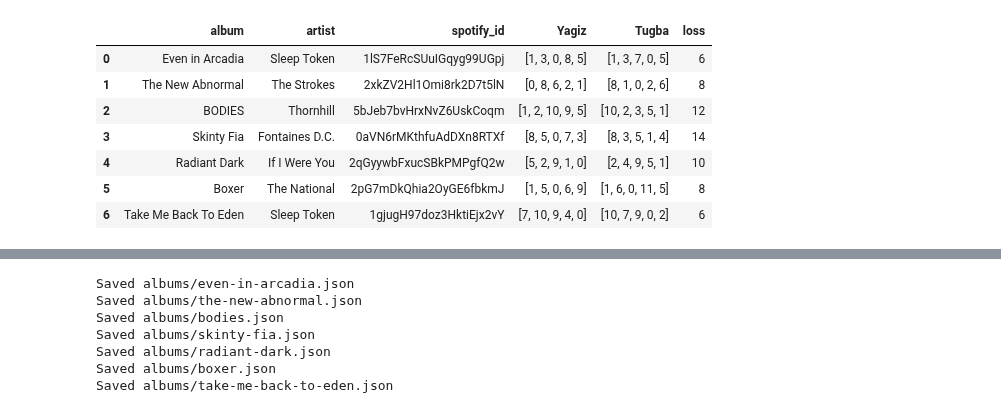
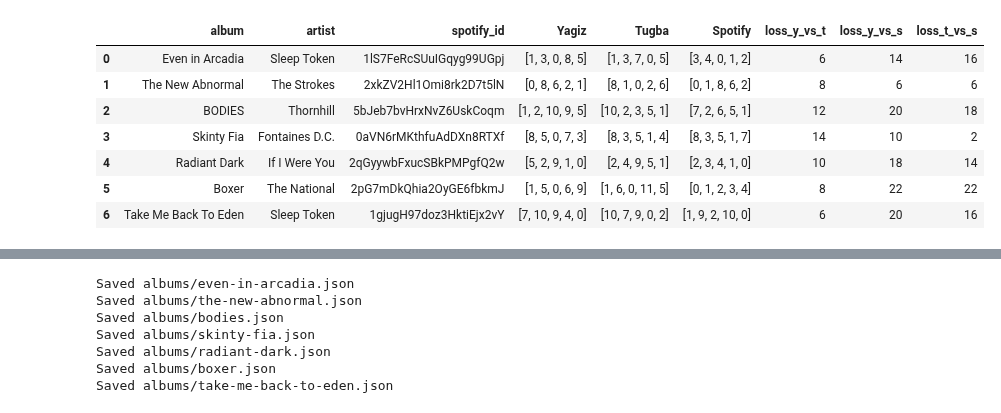
Before and after one commit to tugbatumer/album_ranking, a Jupyter notebook: album_ranking.ipynb, the cells around one changed output, grey strips where cells are left out. Drawn from its saved outputs; the diff is of its cells as text; code cells hidden in the pictures.

```diff
--- a/album_ranking.ipynb
+++ b/album_ranking.ipynb
@@ -60,15 +64,17 @@ rankings = [
 
 ranking_df = pd.DataFrame(rankings)
 # %%
-ranking_loss_df = compute_ranking_loss_df(ranking_df)
+ranking_loss_df = compute_ranking_losses_extended(ranking_df)
+ranking_loss_df = extend_df_with_spotify(ranking_loss_df)
+ranking_loss_df = ranking_loss_df[['album', 'artist', 'spotify_id', 'Yagiz', 'Tugba', 'Spotify', 'loss_y_vs_t', 'loss_y_vs_s', 'loss_t_vs_s']]
 ranking_loss_df
 # %% [output]
-|  | album | artist | spotify_id | Yagiz | Tugba | loss |
-| 0 | Even in Arcadia | Sleep Token | 1lS7FeRcSUuIGqyg99UGpj | [1, 3, 0, 8, 5] | [1, 3, 7, 0, 5] | 6 |
-| 1 | The New Abnormal | The Strokes | 2xkZV2Hl1Omi8rk2D7t5lN | [0, 8, 6, 2, 1] | [8, 1, 0, 2, 6] | 8 |
-| 2 | BODIES | Thornhill | 5bJeb7bvHrxNvZ6UskCoqm | [1, 2, 10, 9, 5] | [10, 2, 3, 5, 1] | 12 |
-| 3 | Skinty Fia | Fontaines D.C. | 0aVN6rMKthfuAdDXn8RTXf | [8, 5, 0, 7, 3] | [8, 3, 5, 1, 4] | 14 |
-| 4 | Radiant Dark | If I Were You | 2qGyywbFxucSBkPMPgfQ2w | [5, 2, 9, 1, 0] | [2, 4, 9, 5, 1] | 10 |
-| 5 | Boxer | The National | 2pG7mDkQhia2OyGE6fbkmJ | [1, 5, 0, 6, 9] | [1, 6, 0, 11, 5] | 8 |
-| 6 | Take Me Back To Eden | Sleep Token | 1gjugH97doz3HktiEjx2vY | [7, 10, 9, 4, 0] | [10, 7, 9, 0, 2] | 6 |
+|  | album | artist | spotify_id | Yagiz | Tugba | Spotify | loss_y_vs_t | loss_y_vs_s | loss_t_vs_s |
+| 0 | Even in Arcadia | Sleep Token | 1lS7FeRcSUuIGqyg99UGpj | [1, 3, 0, 8, 5] | [1, 3, 7, 0, 5] | [3, 4, 0, 1, 2] | 6 | 14 | 16 |
+| 1 | The New Abnormal | The Strokes | 2xkZV2Hl1Omi8rk2D7t5lN | [0, 8, 6, 2, 1] | [8, 1, 0, 2, 6] | [0, 1, 8, 6, 2] | 8 | 6 | 6 |
+| 2 | BODIES | Thornhill | 5bJeb7bvHrxNvZ6UskCoqm | [1, 2, 10, 9, 5] | [10, 2, 3, 5, 1] | [7, 2, 6, 5, 1] | 12 | 20 | 18 |
+| 3 | Skinty Fia | Fontaines D.C. | 0aVN6rMKthfuAdDXn8RTXf | [8, 5, 0, 7, 3] | [8, 3, 5, 1, 4] | [8, 3, 5, 1, 7] | 14 | 10 | 2 |
+| 4 | Radiant Dark | If I Were You | 2qGyywbFxucSBkPMPgfQ2w | [5, 2, 9, 1, 0] | [2, 4, 9, 5, 1] | [2, 3, 4, 1, 0] | 10 | 18 | 14 |
+| 5 | Boxer | The National | 2pG7mDkQhia2OyGE6fbkmJ | [1, 5, 0, 6, 9] | [1, 6, 0, 11, 5] | [0, 1, 2, 3, 4] | 8 | 22 | 22 |
+| 6 | Take Me Back To Eden | Sleep Token | 1gjugH97doz3HktiEjx2vY | [7, 10, 9, 4, 0] | [10, 7, 9, 0, 2] | [1, 9, 2, 10, 0] | 6 | 20 | 16 |
 # %%
```
Also changed, not shown: parts of 3 cells of this notebook, 11 other files.
